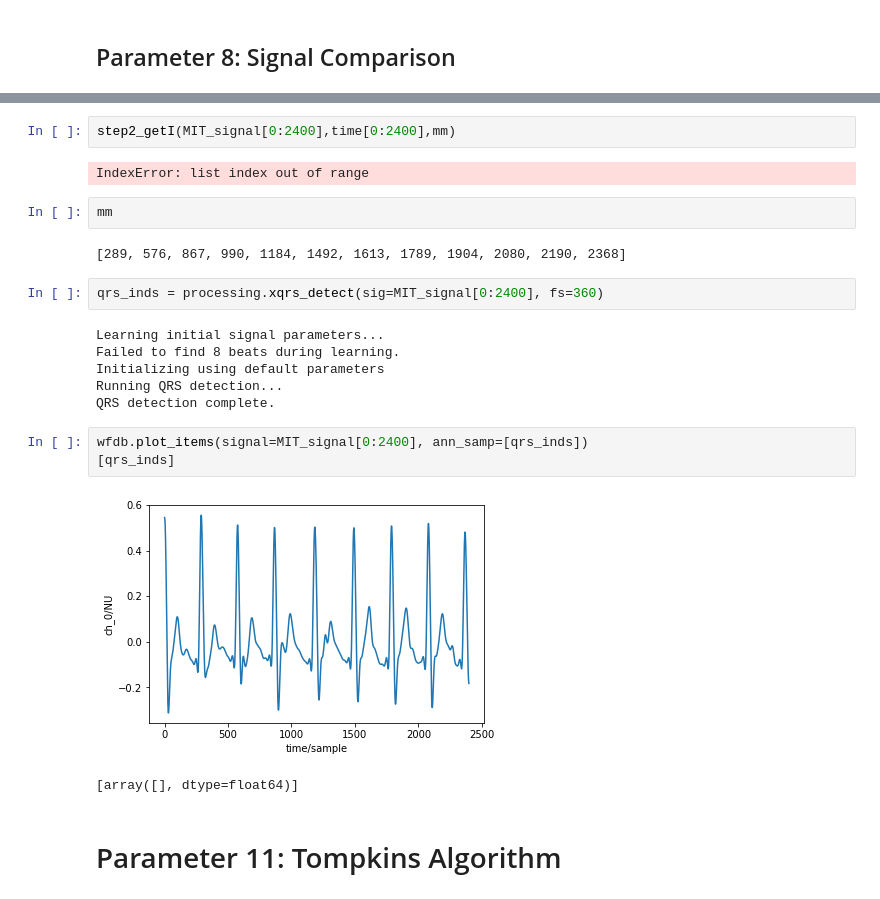
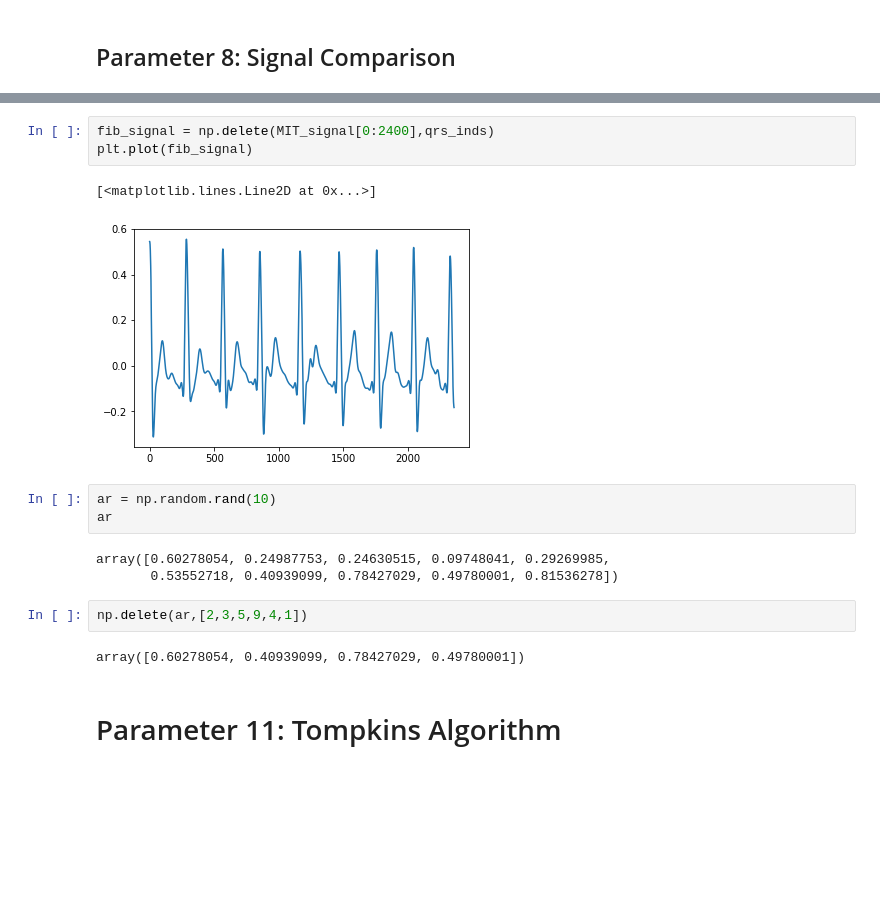
Before and after one commit to AhmadChaiban/War_on_arrhythmia, a Jupyter notebook: Thesis_Notebook.ipynb, the cells around one changed output, grey strips where cells are left out. Drawn from its saved outputs; the diff is of its cells as text; blank space fills up the shorter version.

```diff
--- a/Thesis_Notebook.ipynb
+++ b/Thesis_Notebook.ipynb
@@ -805,25 +763,19 @@ def step2_getI(signal,time,mm):
-# %%
-step2_getI(MIT_signal[0:2400],time[0:2400],mm)
-# %% [output]
-IndexError: list index out of range
-# %%
-mm
-# %% [output]
-[289, 576, 867, 990, 1184, 1492, 1613, 1789, 1904, 2080, 2190, 2368]
-# %%
-qrs_inds = processing.xqrs_detect(sig=MIT_signal[0:2400], fs=360)
-# %% [output]
-Learning initial signal parameters...
-Failed to find 8 beats during learning.
-Initializing using default parameters
-Running QRS detection...
-QRS detection complete.
-# %%
-wfdb.plot_items(signal=MIT_signal[0:2400], ann_samp=[qrs_inds])
-[qrs_inds]
-# %% [output]
-[figure, removed]
-[array([], dtype=float64)]
+# %%
+fib_signal = np.delete(MIT_signal[0:2400],qrs_inds)
+plt.plot(fib_signal)
+# %% [output]
+[<matplotlib.lines.Line2D at 0x...>]
+[figure, added]
+# %%
+ar = np.random.rand(10)
+ar
+# %% [output]
+array([0.60278054, 0.24987753, 0.24630515, 0.09748041, 0.29269985,
+       0.53552718, 0.40939099, 0.78427029, 0.49780001, 0.81536278])
+# %%
+np.delete(ar,[2,3,5,9,4,1])
+# %% [output]
+array([0.60278054, 0.40939099, 0.78427029, 0.49780001])
 # %% [markdown]
 # Parameter 11: Tompkins Algorithm
 # %%
```
Also changed, not shown: parts of 11 cells of this notebook.
